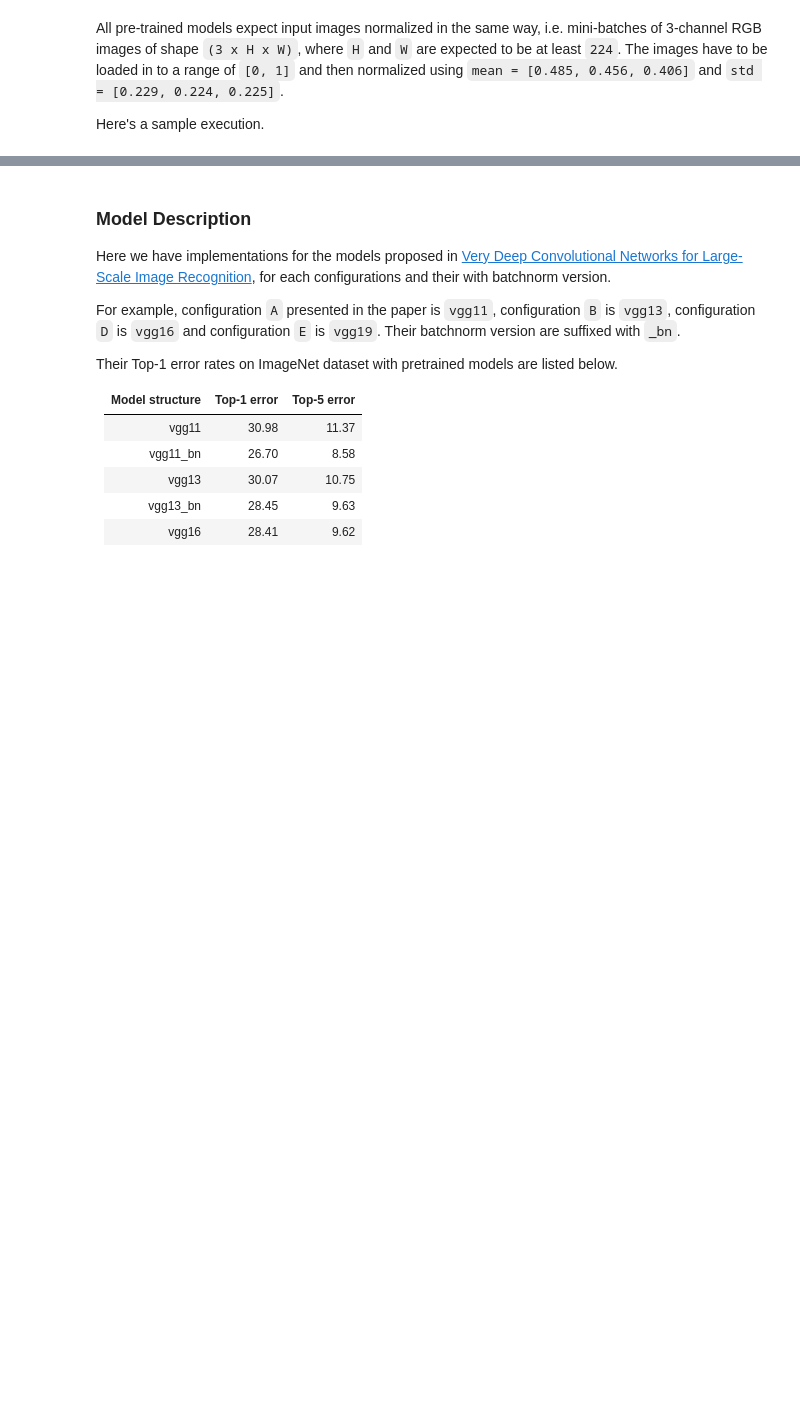
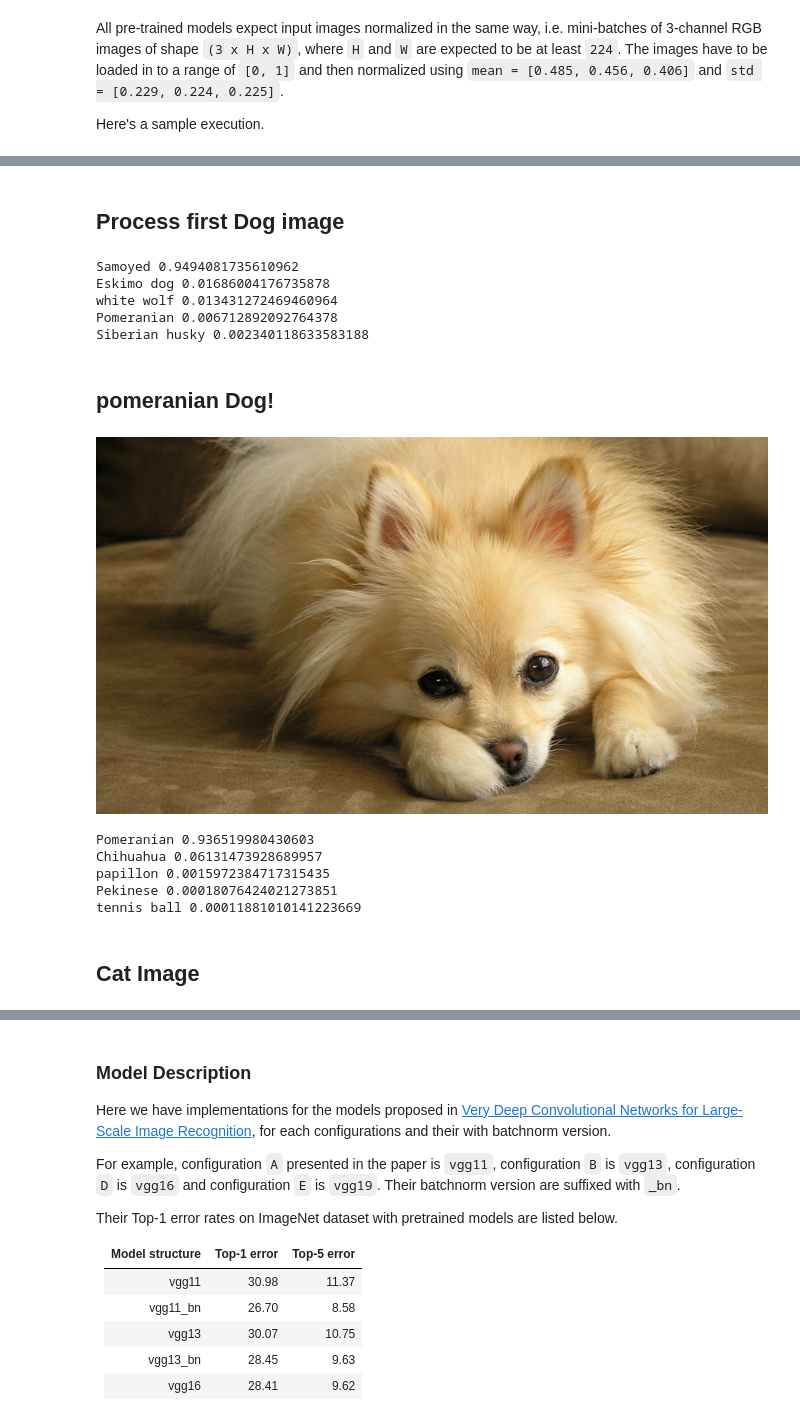
Before and after one commit to kjahan/duplicate_detection, a Jupyter notebook: notebooks/images/pytorch_vision_vgg.ipynb, the cells around one changed output, grey strips where cells are left out. Cells and saved outputs as stored; diff of their text form; code cells hidden in the pictures; blank space fills up the shorter version.

```diff
--- a/notebooks/images/pytorch_vision_vgg.ipynb
+++ b/notebooks/images/pytorch_vision_vgg.ipynb
@@ -521,0 +120,42 @@ cos_sim
+# %% [markdown]
+## Process first Dog image
+# %%
+dog_1_output, dog_1_probabilities = get_last_layer_probs(dog_filename_1)
+
+# Show top categories per image
+top5_prob, top5_catid = torch.topk(dog_1_probabilities, 5)
+for i in range(top5_prob.size(0)):
+    print(categories[top5_catid[i]], top5_prob[i].item())
+# %% [output]
+Samoyed 0.9494081735610962
+Eskimo dog 0.01686004176735878
+white wolf 0.013431272469460964
+Pomeranian 0.006712892092764378
+Siberian husky 0.002340118633583188
+# %% [markdown]
+## pomeranian Dog!
+# %%
+# pomeranian
+
+url2, dog_filename_2 = ("https://images.ctfassets.net/440y9b545yd9/2jHDansVxoiPKbICKz3Zai/30f121351698c62e088a4b5157b7e5af/Pomeranian850.jpg", "pomeranian.jpg")
+try: urllib.URLopener().retrieve(url2, dog_filename_2)
+except: urllib.request.urlretrieve(url2, dog_filename_2)
+# %%
+ShowImage(filename=dog_filename_2)
+# %% [output]
+[figure, added]
+# %%
+dog_2_output, dog_2_probabilities = get_last_layer_probs(dog_filename_2)
+
+# Show top categories per image
+top5_prob2, top5_catid2 = torch.topk(dog_2_probabilities, 5)
+for i in range(top5_prob2.size(0)):
+    print(categories[top5_catid2[i]], top5_prob2[i].item())
+# %% [output]
+Pomeranian 0.936519980430603
+Chihuahua 0.06131473928689957
+papillon 0.0015972384717315435
+Pekinese 0.00018076424021273851
+tennis ball 0.00011881010141223669
+# %% [markdown]
+## Cat Image
```
Also changed, not shown: parts of 69 cells of this notebook.
